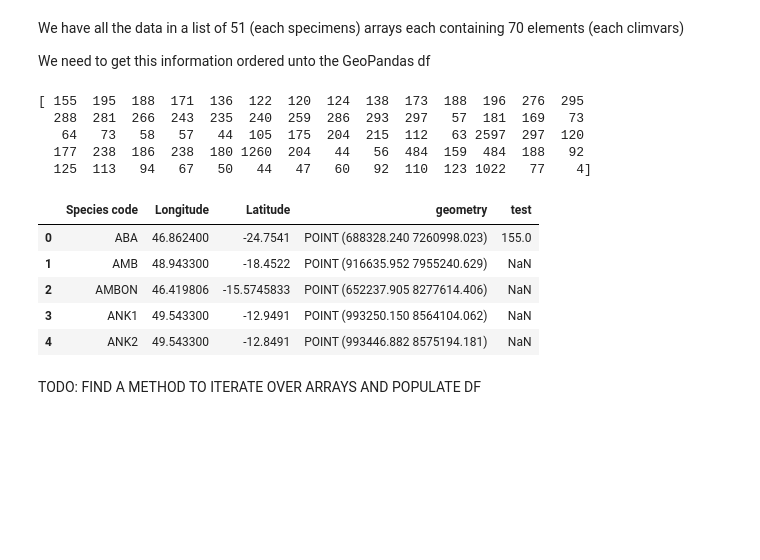
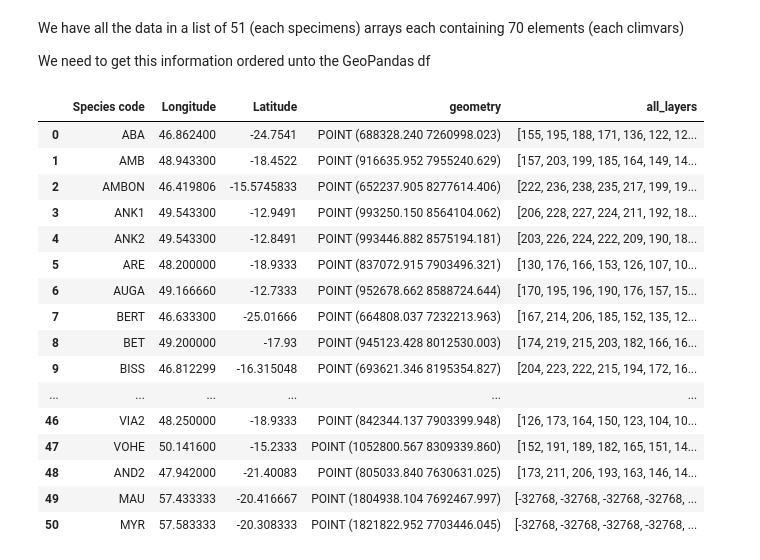
Before and after one commit to tahiri-lab/py_madaclim, a Jupyter notebook: src/data_exploration.ipynb, the cells around one changed output. Drawn from its saved outputs; the diff is of its cells as text; code cells hidden in the pictures; blank space fills up the shorter version.

```diff
--- a/src/data_exploration.ipynb
+++ b/src/data_exploration.ipynb
@@ -437,28 +444,25 @@ print(all_vals[0])
 We have all the data in a list of 51 (each specimens) arrays each containing 70 elements (each climvars)
 
 We need to get this information ordered unto the GeoPandas df
-# %%
-for i, arr in enumerate(all_vals):
-    # for j in arr:
-    #     print(j)
-    print(arr)
-    if i == 0:
-        break
-# %% [output]
-[ 155  195  188  171  136  122  120  124  138  173  188  196  276  295
-  288  281  266  243  235  240  259  286  293  297   57  181  169   73
-   64   73   58   57   44  105  175  204  215  112   63 2597  297  120
-  177  238  186  238  180 1260  204   44   56  484  159  484  188   92
-  125  113   94   67   50   44   47   60   92  110  123 1022   77    4]
-# %%
-gdf_postions_all.loc[0, 'test'] = all_vals[0][0]
-gdf_postions_all.head()
-# %% [output]
-|  | Species code | Longitude | Latitude | geometry | test |
-| 0 | ABA | 46.862400 | -24.7541 | POINT (688328.240 7260998.023) | 155.0 |
-| 1 | AMB | 48.943300 | -18.4522 | POINT (916635.952 7955240.629) | NaN |
-| 2 | AMBON | 46.419806 | -15.5745833 | POINT (652237.905 8277614.406) | NaN |
-| 3 | ANK1 | 49.543300 | -12.9491 | POINT (993250.150 8564104.062) | NaN |
-| 4 | ANK2 | 49.543300 | -12.8491 | POINT (993446.882 8575194.181) | NaN |
-# %% [markdown]
-TODO: FIND A METHOD TO ITERATE OVER ARRAYS AND POPULATE DF
+# %%
+# Add all_vals arrays in single col in df
+gdf_postions_all["all_layers"] = all_vals
+gdf_postions_all
+# %% [output]
+|  | Species code | Longitude | Latitude | geometry | all_layers |
+| 0 | ABA | 46.862400 | -24.7541 | POINT (688328.240 7260998.023) | [155, 195, 188, 171, 136, 122, 12... |
+| 1 | AMB | 48.943300 | -18.4522 | POINT (916635.952 7955240.629) | [157, 203, 199, 185, 164, 149, 14... |
+| 2 | AMBON | 46.419806 | -15.5745833 | POINT (652237.905 8277614.406) | [222, 236, 238, 235, 217, 199, 19... |
+| 3 | ANK1 | 49.543300 | -12.9491 | POINT (993250.150 8564104.062) | [206, 228, 227, 224, 211, 192, 18... |
+| 4 | ANK2 | 49.543300 | -12.8491 | POINT (993446.882 8575194.181) | [203, 226, 224, 222, 209, 190, 18... |
+| 5 | ARE | 48.200000 | -18.9333 | POINT (837072.915 7903496.321) | [130, 176, 166, 153, 126, 107, 10... |
+| 6 | AUGA | 49.166660 | -12.7333 | POINT (952678.662 8588724.644) | [170, 195, 196, 190, 176, 157, 15... |
+| 7 | BERT | 46.633300 | -25.01666 | POINT (664808.037 7232213.963) | [167, 214, 206, 185, 152, 135, 12... |
+| 8 | BET | 49.200000 | -17.93 | POINT (945123.428 8012530.003) | [174, 219, 215, 203, 182, 166, 16... |
+| 9 | BISS | 46.812299 | -16.315048 | POINT (693621.346 8195354.827) | [204, 223, 222, 215, 194, 172, 16... |
+| ... | ... | ... | ... | ... | ... |
+| 46 | VIA2 | 48.250000 | -18.9333 | POINT (842344.137 7903399.948) | [126, 173, 164, 150, 123, 104, 10... |
+| 47 | VOHE | 50.141600 | -15.2333 | POINT (1052800.567 8309339.860) | [152, 191, 189, 182, 165, 151, 14... |
+| 48 | AND2 | 47.942000 | -21.40083 | POINT (805033.840 7630631.025) | [173, 211, 206, 193, 163, 146, 14... |
+| 49 | MAU | 57.433333 | -20.416667 | POINT (1804938.104 7692467.997) | [-32768, -32768, -32768, -32768, ... |
+| 50 | MYR | 57.583333 | -20.308333 | POINT (1821822.952 7703446.045) | [-32768, -32768, -32768, -32768, ... |
```
Also changed, not shown: parts of 24 cells of this notebook.
